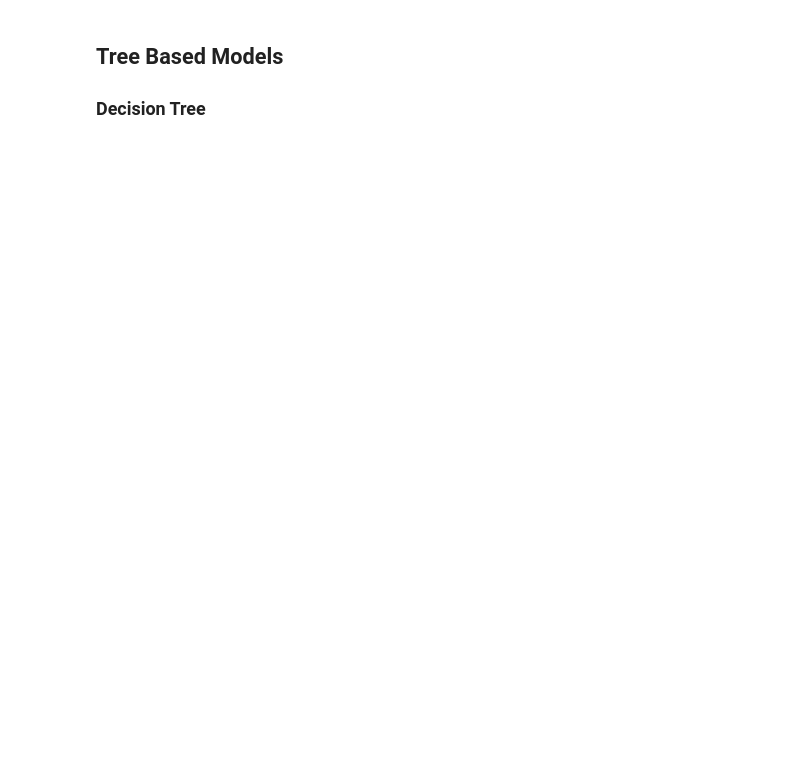
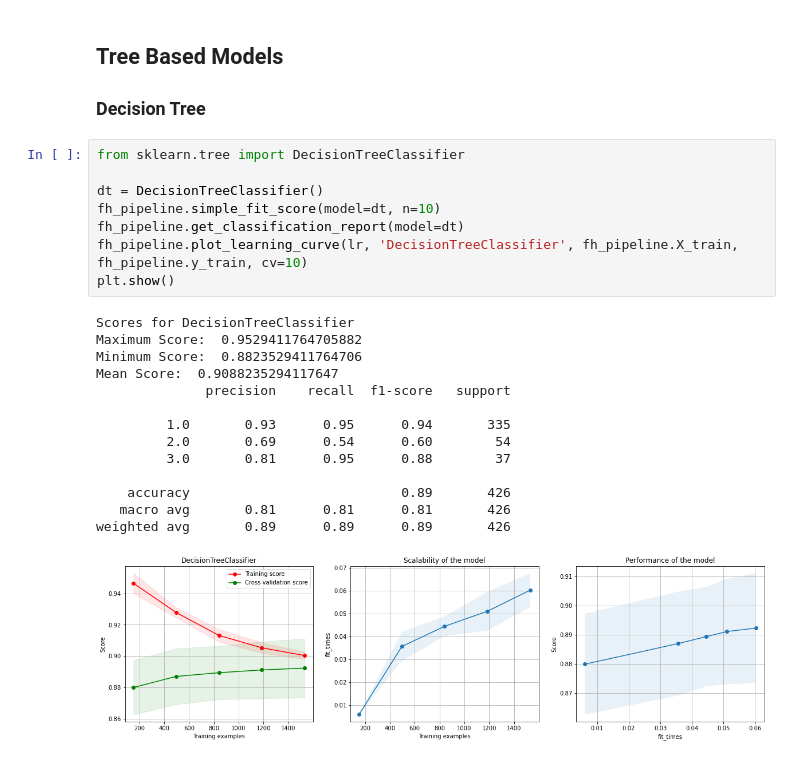
Before and after one commit to aegis301/fetal_health, a Jupyter notebook: fetal_health.ipynb, the cells around one changed output. Saved outputs shown, nothing was run; the diff lists cells and outputs as text; blank space fills up the shorter version.

```diff
--- a/fetal_health.ipynb
+++ b/fetal_health.ipynb
@@ -378,3 +378,26 @@ weighted avg       0.90      0.91      0.90       426
 ## Tree Based Models
 
 ### Decision Tree
+# %%
+from sklearn.tree import DecisionTreeClassifier
+
+dt = DecisionTreeClassifier()
+fh_pipeline.simple_fit_score(model=dt, n=10)
+fh_pipeline.get_classification_report(model=dt)
+fh_pipeline.plot_learning_curve(lr, 'DecisionTreeClassifier', fh_pipeline.X_train, fh_pipeline.y_train, cv=10)
+plt.show()
+# %% [output]
+Scores for DecisionTreeClassifier
+Maximum Score:  0.9529411764705882
+Minimum Score:  0.8823529411764706
+Mean Score:  0.9088235294117647
+              precision    recall  f1-score   support
+
+         1.0       0.93      0.95      0.94       335
+         2.0       0.69      0.54      0.60        54
+         3.0       0.81      0.95      0.88        37
+
+    accuracy                           0.89       426
+   macro avg       0.81      0.81      0.81       426
+weighted avg       0.89      0.89      0.89       426
+[figure, added]
```
Also changed, not shown: parts of 2 cells of this notebook.
